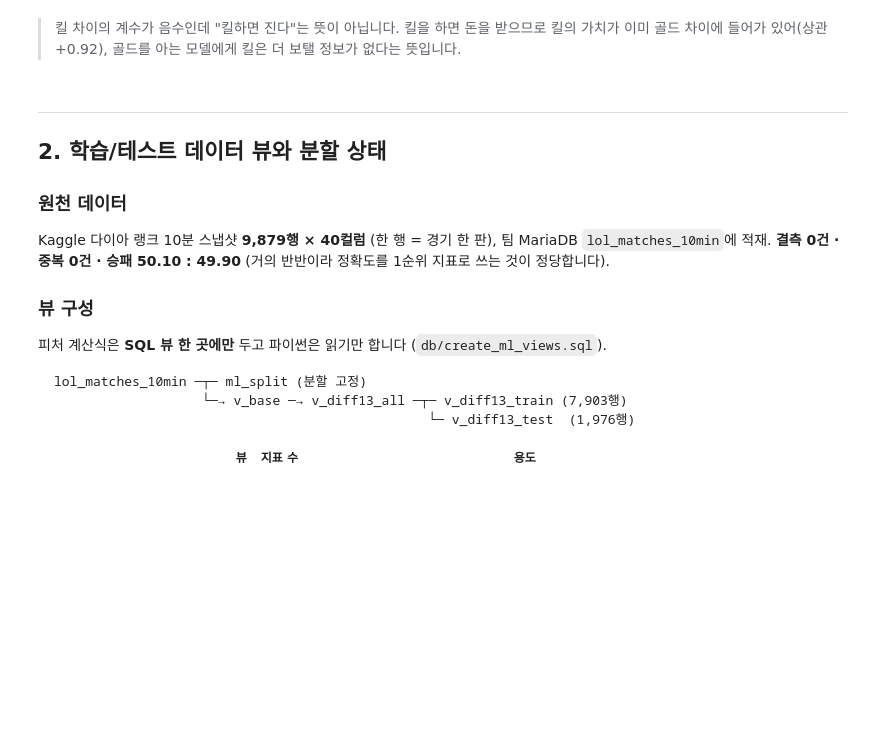
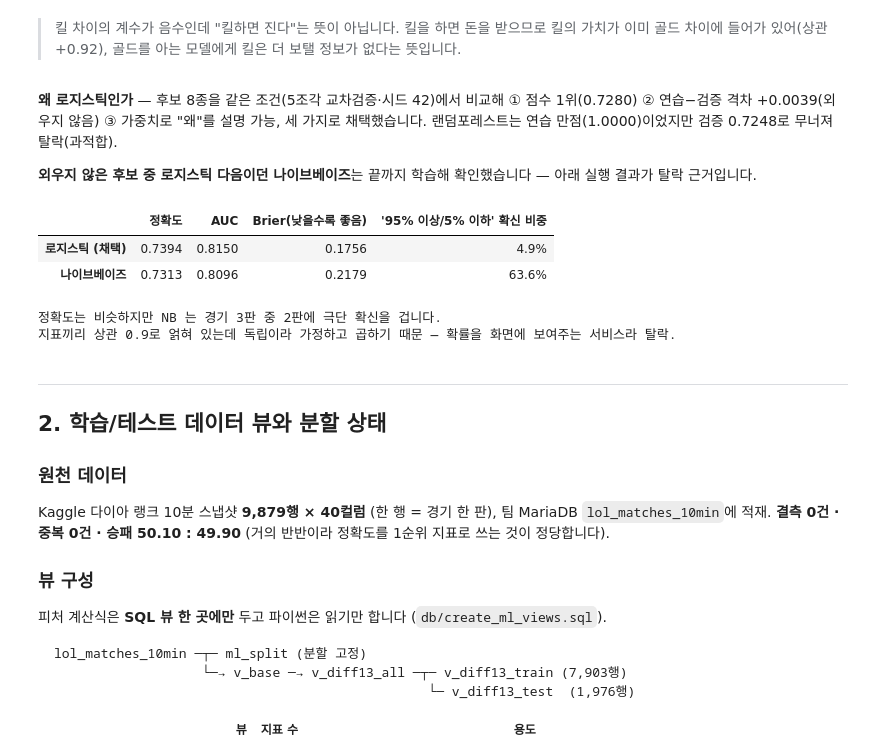
Before and after one commit to wpalswpa/project2608, a Jupyter notebook: reports/model_report.ipynb, the cells around one changed output. Saved outputs shown, nothing was run; the diff lists cells and outputs as text; code cells hidden in the pictures; blank space fills up the shorter version.

```diff
--- a/reports/model_report.ipynb
+++ b/reports/model_report.ipynb
@@ -85,6 +87,38 @@ scikit-learn 1.9.0 · 절편 -0.0043
 # %% [markdown]
 > 킬 차이의 계수가 음수인데 "킬하면 진다"는 뜻이 아닙니다. 킬을 하면 돈을 받으므로
 > 킬의 가치가 이미 골드 차이에 들어가 있어(상관 +0.92), 골드를 아는 모델에게 킬은 더 보탤 정보가 없다는 뜻입니다.
+# %% [markdown]
+**왜 로지스틱인가** — 후보 8종을 같은 조건(5조각 교차검증·시드 42)에서 비교해
+① 점수 1위(0.7280) ② 연습−검증 격차 +0.0039(외우지 않음) ③ 가중치로 "왜"를 설명 가능, 세 가지로 채택했습니다.
+랜덤포레스트는 연습 만점(1.0000)이었지만 검증 0.7248로 무너져 탈락(과적합).
+
+**외우지 않은 후보 중 로지스틱 다음이던 나이브베이즈**는 끝까지 학습해 확인했습니다 — 아래 실행 결과가 탈락 근거입니다.
+# %%
+# 나이브베이즈를 같은 데이터로 끝까지 학습해 로지스틱과 비교
+from sklearn.naive_bayes import GaussianNB
+from sklearn.pipeline import Pipeline
+from sklearn.preprocessing import StandardScaler
+from sklearn.metrics import accuracy_score, roc_auc_score, brier_score_loss
+
+X_tr, y_tr, X_te, y_te, meta = load_data()
+nb_model = Pipeline([("scaler", StandardScaler()), ("model", GaussianNB())]).fit(X_tr, y_tr)
+
+rows = []
+for name, m in [("로지스틱 (채택)", model), ("나이브베이즈", nb_model)]:
+    p = m.predict_proba(X_te)[:, 1]
+    rows.append({"정확도": f"{accuracy_score(y_te, (p >= 0.5).astype(int)):.4f}",
+                 "AUC": f"{roc_auc_score(y_te, p):.4f}",
+                 "Brier(낮을수록 좋음)": f"{brier_score_loss(y_te, p):.4f}",
+                 "'95% 이상/5% 이하' 확신 비중": f"{((p < 0.05) | (p > 0.95)).mean():.1%}"})
+display(pd.DataFrame(rows, index=["로지스틱 (채택)", "나이브베이즈"]))
+print("정확도는 비슷하지만 NB 는 경기 3판 중 2판에 극단 확신을 겁니다.")
+print("지표끼리 상관 0.9로 얽혀 있는데 독립이라 가정하고 곱하기 때문 — 확률을 화면에 보여주는 서비스라 탈락.")
+# %% [output]
+|  | 정확도 | AUC | Brier(낮을수록 좋음) | '95% 이상/5% 이하' 확신 비중 |
+| 로지스틱 (채택) | 0.7394 | 0.8150 | 0.1756 | 4.9% |
+| 나이브베이즈 | 0.7313 | 0.8096 | 0.2179 | 63.6% |
+정확도는 비슷하지만 NB 는 경기 3판 중 2판에 극단 확신을 겁니다.
+지표끼리 상관 0.9로 얽혀 있는데 독립이라 가정하고 곱하기 때문 — 확률을 화면에 보여주는 서비스라 탈락.
 # %% [markdown]
 ---
 ## 2. 학습/테스트 데이터 뷰와 분할 상태
```
Also changed, not shown: parts of 2 cells of this notebook, 2 other files.
